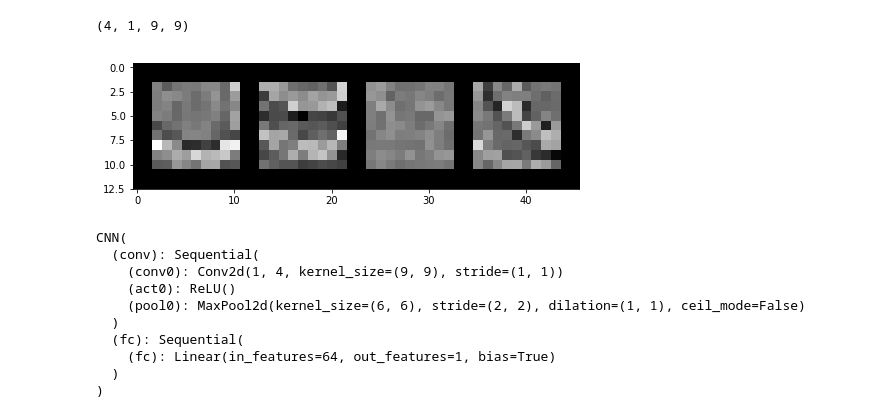
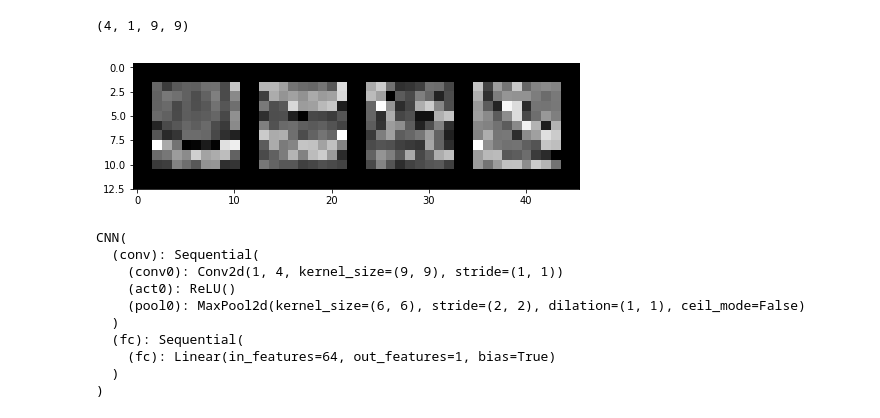
Before and after one commit to leelabcnbc/tang_jcompneuro_revision, a Jupyter notebook: results_ipynb/plots/supp/rtc_on_specific_neuron.ipynb, the cells around one changed output. Drawn from its saved outputs; the diff is of its cells as text; code cells hidden in the pictures.

Commit message:
scale each filter

```diff
--- a/results_ipynb/plots/supp/rtc_on_specific_neuron.ipynb
+++ b/results_ipynb/plots/supp/rtc_on_specific_neuron.ipynb
@@ -156,10 +156,10 @@ weight_values.shape
 # %% [output]
 (4, 1, 9, 9)
 # %%
-imshow(make_grid(FloatTensor(weight_values),normalize=True, scale_each=False),
+imshow(make_grid(FloatTensor(weight_values),normalize=True, scale_each=True),
        save_name='original_filters.png')
 # %% [output]
-[figure, old version]
+[figure, new version]
 # %%
 # let's recover it. I think this makes more sense than my previous experiments,
 # as here all filters look sensible.
```
Also changed, not shown: parts of 1 cell of this notebook, 1 other file.
